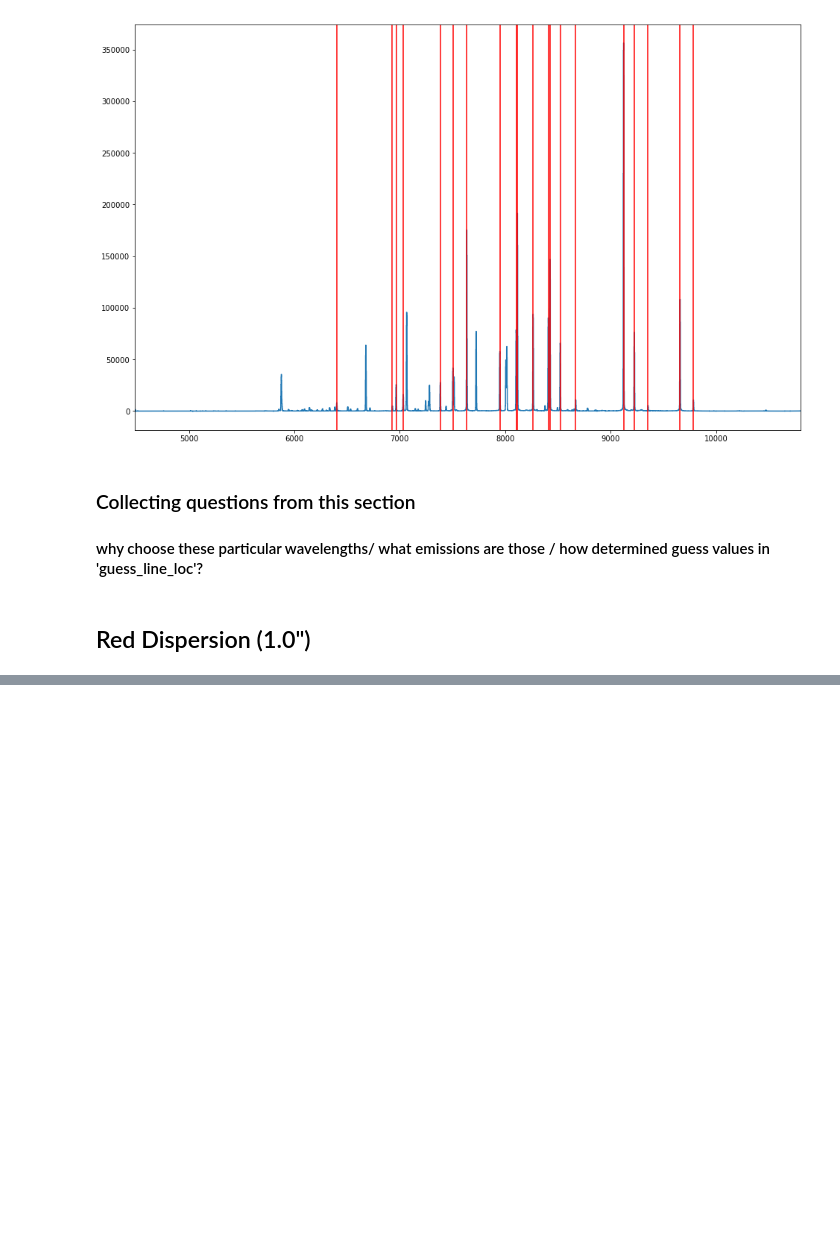
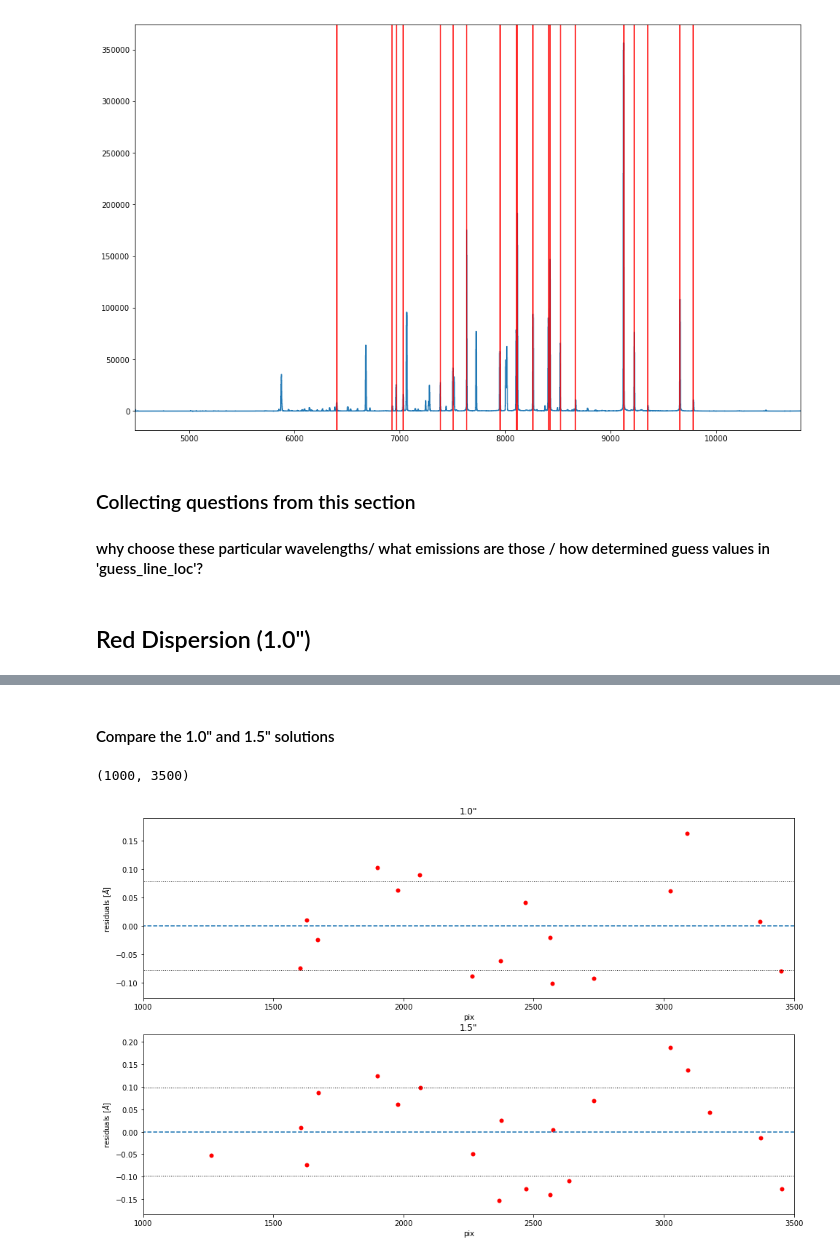
Before and after one commit to deerow22/data_reduction_scrap, a Jupyter notebook: my data reduction_scrap.ipynb, the cells around one changed output, grey strips where cells are left out. Drawn from its saved outputs; the diff is of its cells as text; code cells hidden in the pictures; blank space fills up the shorter version.

```diff
--- a/my data reduction_scrap.ipynb
+++ b/my data reduction_scrap.ipynb
@@ -225,0 +291,19 @@ rds.plot_spec_wl()
+# %% [markdown]
+#### Compare the 1.0" and 1.5" solutions
+# %%
+fix, (ax1, ax2) = plt.subplots(2,1)
+
+#first graph - dispersion solution min/maxs for 1.0"
+plt.axes(ax1)
+rds10.plot_solution(True)
+plt.title('1.0"')
+plt.xlim(1000, 3500)
+
+#second graph - dispersion solution min/maxs for 1.5"
+plt.axes(ax2)
+rds.plot_solution(True)
+plt.title('1.5"')
+plt.xlim(1000, 3500)
+# %% [output]
+(1000, 3500)
+[figure, added]
```
Also changed, not shown: parts of 7 cells of this notebook.
